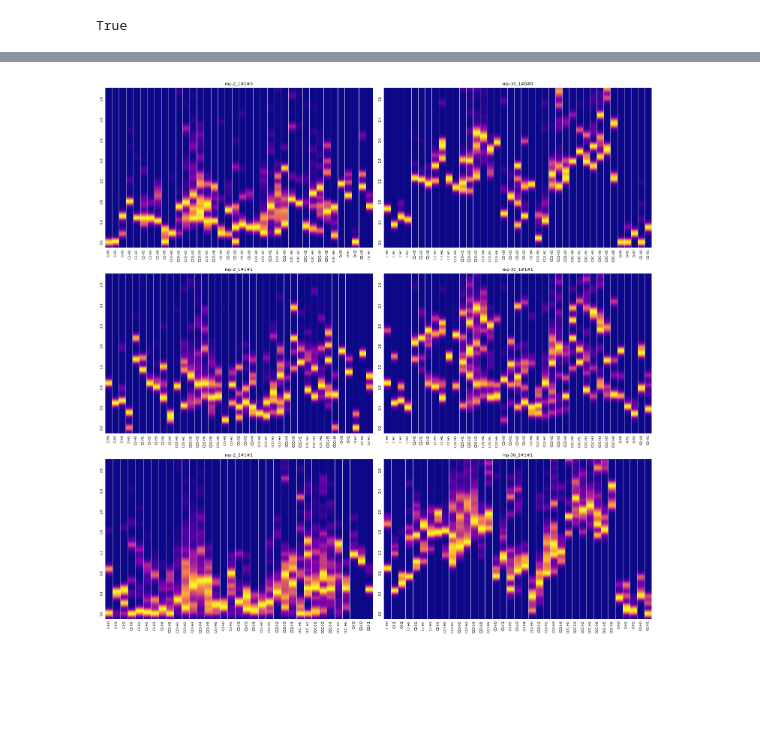
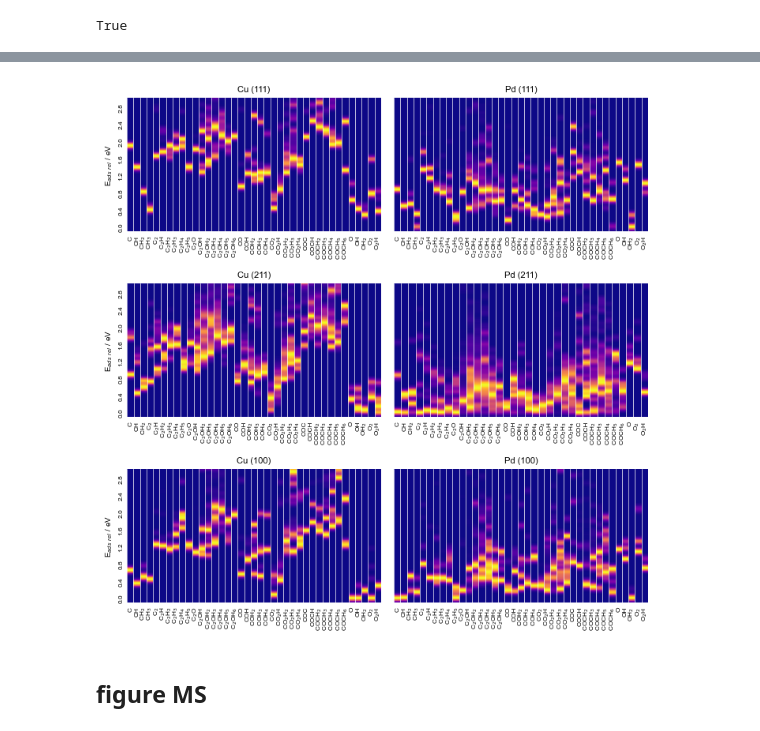
Before and after one commit to basf/autoadsorbate, a Jupyter notebook: scripts/aads_2025.ipynb, the cells around one changed output, grey strips where cells are left out. Saved outputs shown, nothing was run; the diff lists cells and outputs as text; code cells hidden in the pictures; blank space fills up the shorter version.

```diff
--- a/scripts/aads_2025.ipynb
+++ b/scripts/aads_2025.ipynb
@@ -131,7 +139,13 @@ ax, heat_map = plot_energy_heatmap(_xdf,
 # %%
 relaxed_traj = read('./collect_junwu/relaxed_traj.xyz', index=':')
 rdf = pd.read_csv('./collect_junwu/data_rdf.csv')
-pid = [f"{ast.literal_eval(d)['mpid']}_{ast.literal_eval(d)['mi']}_{ast.literal_eval(d)['iterm']}" for d in rdf.slab_info.values]
+
+_tmp = {}
+for k in ast.literal_eval(rdf.slab_info.values[0]).keys():
+    _tmp[k] = [ast.literal_eval(d)[k] for d in rdf.slab_info.values]
+    rdf[k] = _tmp[k]
+
+pid = rdf['mpid'] + '-' + rdf['mi'] + '-' + rdf['iterm'].astype(str) #[f"{ast.literal_eval(d)['mpid']}_{ast.literal_eval(d)['mi']}_{ast.literal_eval(d)['iterm']}" for d in rdf.slab_info.values]
 rdf['pid'] = pid
 # %%
 len(relaxed_traj) == len(rdf)
@@ -211,3 +197,5 @@ See the caveats in the documentation: https://pandas.pydata.org/pandas-docs/stab
+# %%
+bkp_xdf = xdf.copy()
 # %%
 sns.histplot(_xdf, x='energy_calibrated', hue='pid')
 # %% [output]
@@ -216,2 +203,0 @@ sns.histplot(_xdf, x='energy_calibrated', hue='pid')
-# %%
-_xdf['mi'] = [v.split('_')[1] for v in _xdf.pid.values]
@@ -217,0 +264,4 @@ _xdf['mi'] = [v.split('_')[1] for v in _xdf.pid.values]
+# %%
+xdf = bkp_xdf.copy()
+# xdf = xdf[(xdf.material_formula == 'Cu') & xdf.mi.isin(['1#1#1','1#0#0'])]
+_xdf = filter_xdf(xdf, relaxed_traj)
@@ -218,32 +295,52 @@ _xdf['mi'] = [v.split('_')[1] for v in _xdf.pid.values]
 # %%
-mis = _xdf.mi.unique()
-mpids = _xdf.mpid.unique()
+# _xdf = bkp_xdf.copy()
+mis = ['1#1#1','2#1#1', '1#0#0']#_xdf.mi.unique()
+# mpids = _xdf.mpid.unique()
+mpids = ['mp-30', 'mp-2']#_xdf.mpid.unique()
 
-fig, axs = plt.subplots(len(mis), len(mpids), figsize=[15,15])
+fig, axs = plt.subplots(len(mis), len(mpids), figsize=[7.2, 7.2/3*len(mis)], sharex=False, sharey=True)
 
 num_dict = {}
 
 for i, mpid in enumerate(mpids):
     for j, mi in enumerate(mis):
 
-        pdf = _xdf[_xdf.mi.isin([mi]) & _xdf.mpid.isin([mpid])]
+        pdf = _xdf[_xdf.mi.isin([mi]) & _xdf.mpid.isin([mpid])].copy()
         pdf = pdf.sort_values(by=['calibrate_keys'])
+
+        calibrate_keys = []
+        for k in pdf.calibrate_keys.values:
+            k = k.replace('H0', '')
+            k = k.replace('H1', 'H')
+            k = k.replace('-', '')
+            for n in [str(_n) for _n in range(10)]:
+                k = k.replace(n, f'$_{n}$')
+            calibrate_keys.append(k)
+        pdf['calibrate_keys'] = calibrate_keys
+
+        if len(mpids) == 1:
+            ax = axs[j]
+        else:
+            ax = axs[j,i]
 
         heat_map = plot_energy_heatmap(pdf,
                             column = 'energy_calibrated',
                             std = 0.05,
                             e_min=-0.1,
                             e_max=3,
                             resolution='auto',
                             normalize=True,
                             normalize_mode='max',
                             return_heatmap=True,
                             cmap='plasma',
                             T=True,
-                            ax=axs[j,i])
-        axs[j,i].set_title(f'{mpid}_{mi}', fontdict = {'fontsize': 8})
+                            ax=ax)
+        ax.set_title(f"{pdf.material_formula.values[0]} ({mi.replace('#', '')})", fontdict = {'fontsize': 8})
+        if i == 0:
+            ax.set_ylabel('E$_{ads}$ $_{rel}$ / eV', fontdict = {'fontsize': 7})
         num_dict[f"{mpid}_{mi}_0"] = heat_map
 
+fig.subplots_adjust(hspace=0.1, wspace=0.2)
 fig.set_layout_engine(layout='tight')
 # %% [output]
-[figure, old version]
+[figure, new version]
@@ -249,0 +349,2 @@ fig.set_layout_engine(layout='tight')
+# %% [markdown]
+## figure MS
```
Also changed, not shown: parts of 31 cells of this notebook.
